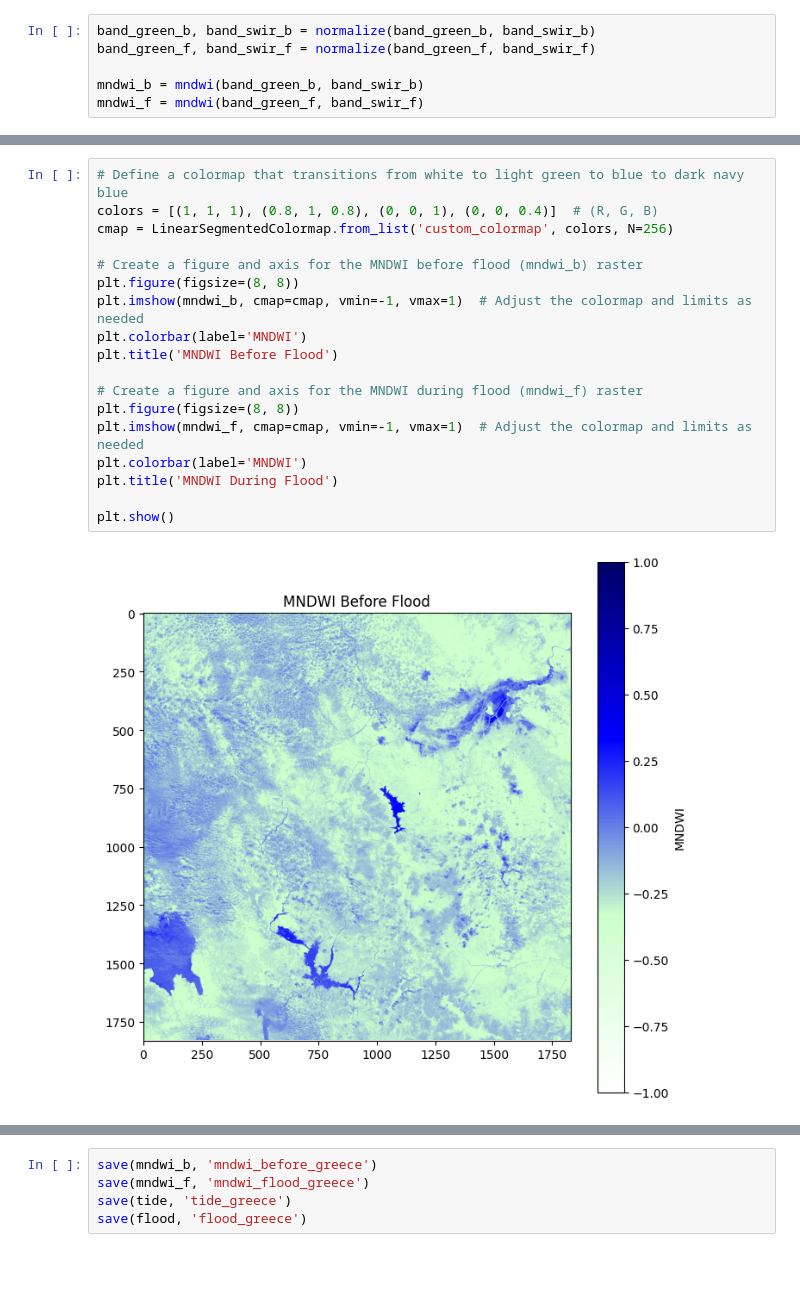
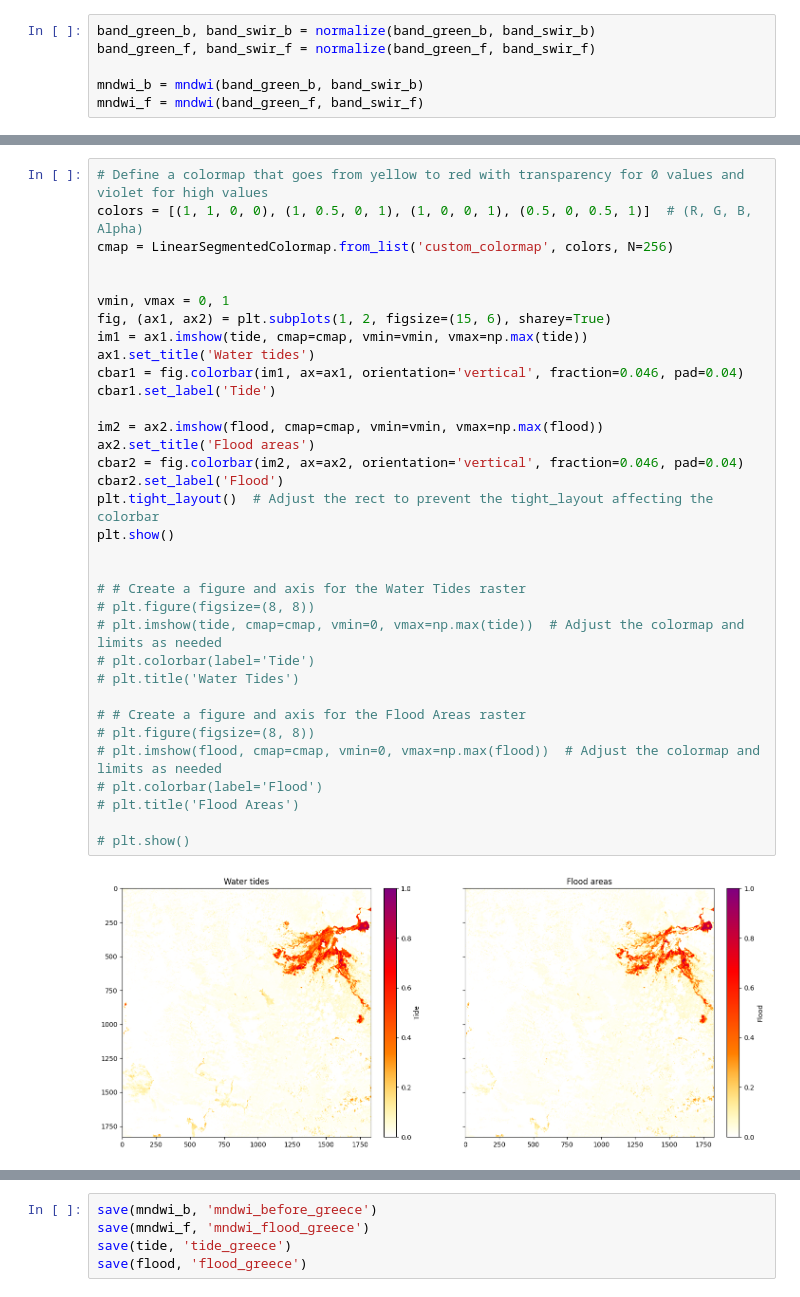
Before and after one commit to chiaramoretti/floods-data, a Jupyter notebook: floods.ipynb, the cells around one changed output, grey strips where cells are left out. Cells and saved outputs as stored; diff of their text form; blank space fills up the shorter version.

```diff
--- a/floods.ipynb
+++ b/floods.ipynb
@@ -55,20 +144,36 @@ mndwi_f = mndwi(band_green_f, band_swir_f)
 # %%
-# Define a colormap that transitions from white to light green to blue to dark navy blue
-colors = [(1, 1, 1), (0.8, 1, 0.8), (0, 0, 1), (0, 0, 0.4)]  # (R, G, B)
+# Define a colormap that goes from yellow to red with transparency for 0 values and violet for high values
+colors = [(1, 1, 0, 0), (1, 0.5, 0, 1), (1, 0, 0, 1), (0.5, 0, 0.5, 1)]  # (R, G, B, Alpha)
 cmap = LinearSegmentedColormap.from_list('custom_colormap', colors, N=256)
 
-# Create a figure and axis for the MNDWI before flood (mndwi_b) raster
-plt.figure(figsize=(8, 8))
-plt.imshow(mndwi_b, cmap=cmap, vmin=-1, vmax=1)  # Adjust the colormap and limits as needed
-plt.colorbar(label='MNDWI')
-plt.title('MNDWI Before Flood')
 
-# Create a figure and axis for the MNDWI during flood (mndwi_f) raster
-plt.figure(figsize=(8, 8))
-plt.imshow(mndwi_f, cmap=cmap, vmin=-1, vmax=1)  # Adjust the colormap and limits as needed
-plt.colorbar(label='MNDWI')
-plt.title('MNDWI During Flood')
+vmin, vmax = 0, 1
+fig, (ax1, ax2) = plt.subplots(1, 2, figsize=(15, 6), sharey=True)
+im1 = ax1.imshow(tide, cmap=cmap, vmin=vmin, vmax=np.max(tide))
+ax1.set_title('Water tides')
+cbar1 = fig.colorbar(im1, ax=ax1, orientation='vertical', fraction=0.046, pad=0.04)
+cbar1.set_label('Tide')
 
+im2 = ax2.imshow(flood, cmap=cmap, vmin=vmin, vmax=np.max(flood))
+ax2.set_title('Flood areas')
+cbar2 = fig.colorbar(im2, ax=ax2, orientation='vertical', fraction=0.046, pad=0.04)
+cbar2.set_label('Flood')
+plt.tight_layout()  # Adjust the rect to prevent the tight_layout affecting the colorbar
 plt.show()
+
+
+# # Create a figure and axis for the Water Tides raster
+# plt.figure(figsize=(8, 8))
+# plt.imshow(tide, cmap=cmap, vmin=0, vmax=np.max(tide))  # Adjust the colormap and limits as needed
+# plt.colorbar(label='Tide')
+# plt.title('Water Tides')
+
+# # Create a figure and axis for the Flood Areas raster
+# plt.figure(figsize=(8, 8))
+# plt.imshow(flood, cmap=cmap, vmin=0, vmax=np.max(flood))  # Adjust the colormap and limits as needed
+# plt.colorbar(label='Flood')
+# plt.title('Flood Areas')
+
+# plt.show()
 # %% [output]
-[figure, old version]
+[figure, new version]
```
Also changed, not shown: parts of 11 cells of this notebook.
